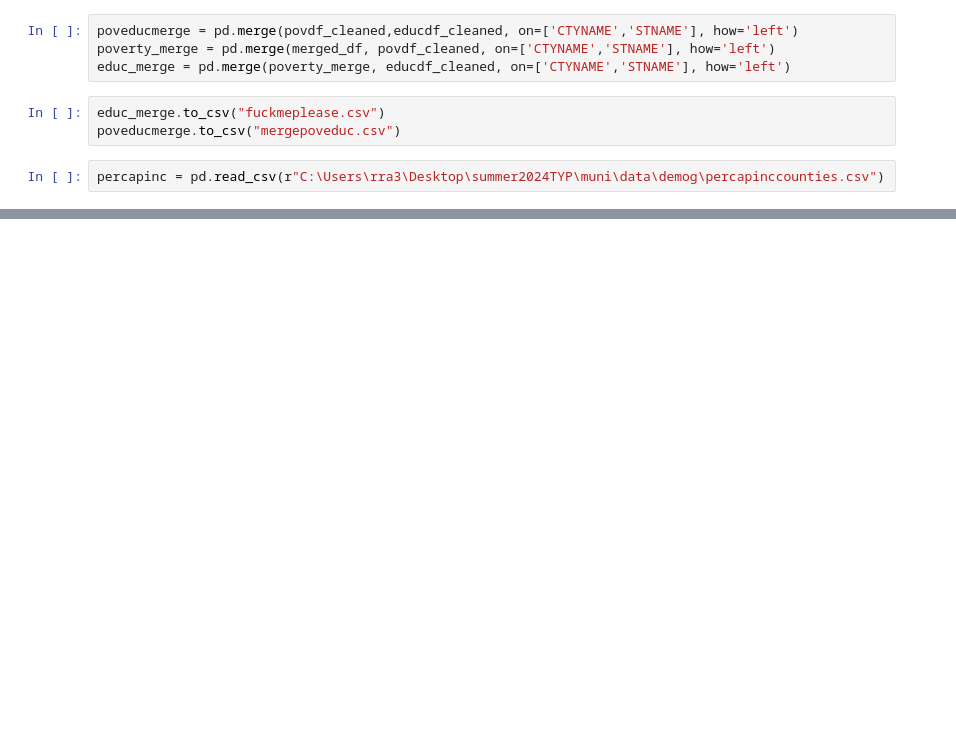
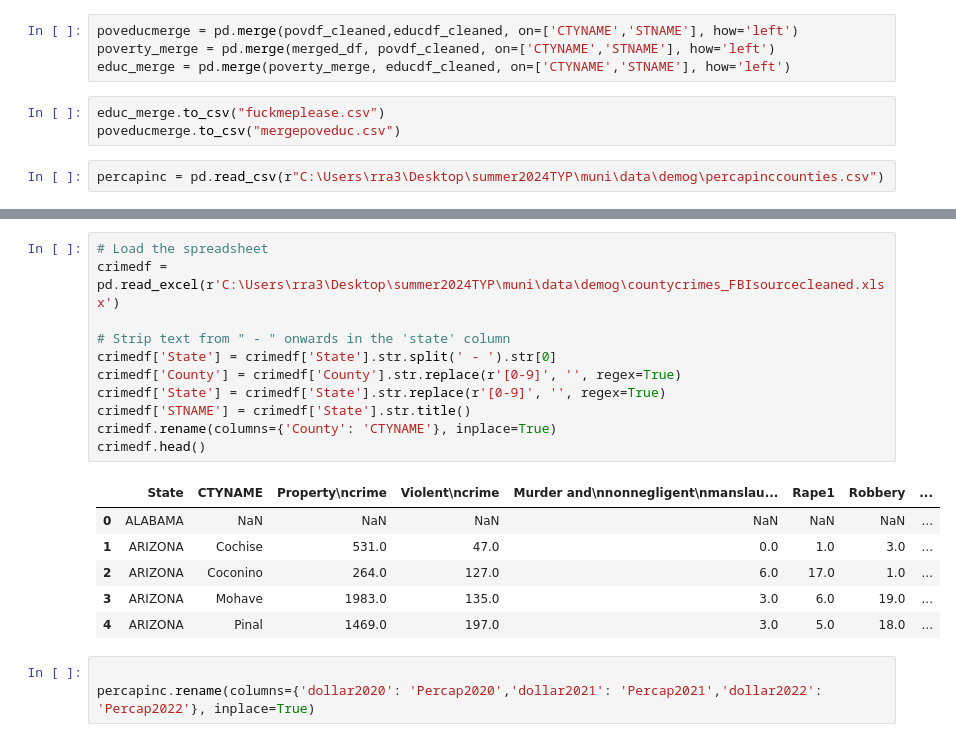
Before and after one commit to 2xra/summer2024TYP, a Jupyter notebook: muni/code/main.ipynb, the cells around one changed output, grey strips where cells are left out. Saved outputs shown, nothing was run; the diff lists cells and outputs as text; blank space fills up the shorter version.

```diff
--- a/muni/code/main.ipynb
+++ b/muni/code/main.ipynb
@@ -378,0 +447,21 @@ percapinc = pd.read_csv(r"C:\Users\rra3\Desktop\summer2024TYP\muni\data\demog\pe
+# %%
+# Load the spreadsheet
+crimedf = pd.read_excel(r'C:\Users\rra3\Desktop\summer2024TYP\muni\data\demog\countycrimes_FBIsourcecleaned.xlsx')
+
+# Strip text from " - " onwards in the 'state' column
+crimedf['State'] = crimedf['State'].str.split(' - ').str[0]
+crimedf['County'] = crimedf['County'].str.replace(r'[0-9]', '', regex=True)
+crimedf['State'] = crimedf['State'].str.replace(r'[0-9]', '', regex=True)
+crimedf['STNAME'] = crimedf['State'].str.title()
+crimedf.rename(columns={'County': 'CTYNAME'}, inplace=True)
+crimedf.head()
+# %% [output]
+|  | State | CTYNAME | Property\ncrime | Violent\ncrime | Murder and\nnonnegligent\nmanslau... | Rape1 | Robbery | ... |
+| 0 | ALABAMA | NaN | NaN | NaN | NaN | NaN | NaN | ... |
+| 1 | ARIZONA | Cochise | 531.0 | 47.0 | 0.0 | 1.0 | 3.0 | ... |
+| 2 | ARIZONA | Coconino | 264.0 | 127.0 | 6.0 | 17.0 | 1.0 | ... |
+| 3 | ARIZONA | Mohave | 1983.0 | 135.0 | 3.0 | 6.0 | 19.0 | ... |
+| 4 | ARIZONA | Pinal | 1469.0 | 197.0 | 3.0 | 5.0 | 18.0 | ... |
+# %%
+
+percapinc.rename(columns={'dollar2020': 'Percap2020','dollar2021': 'Percap2021','dollar2022': 'Percap2022'}, inplace=True)
```
Also changed, not shown: parts of 21 cells of this notebook, 9 other files.
